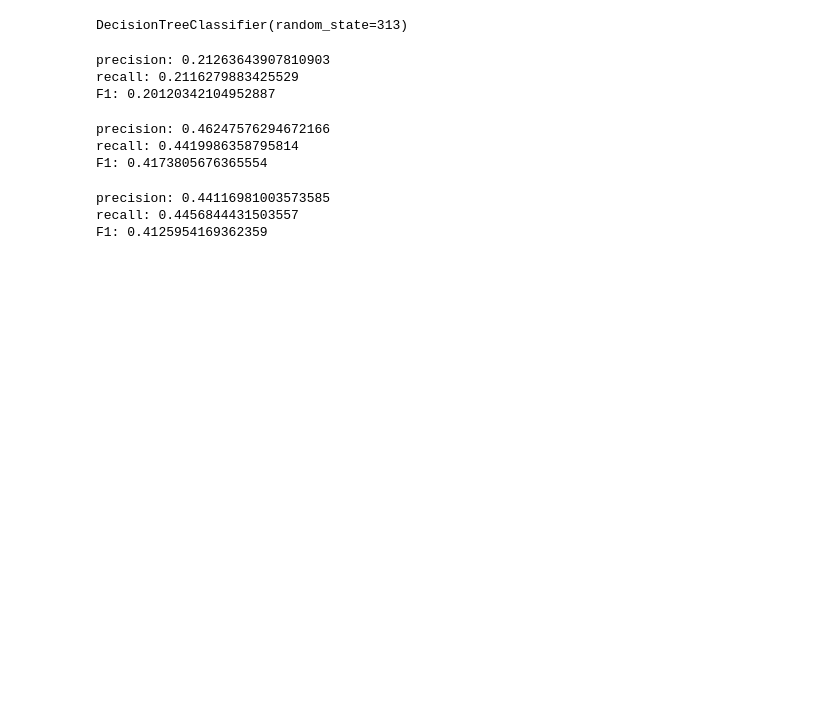
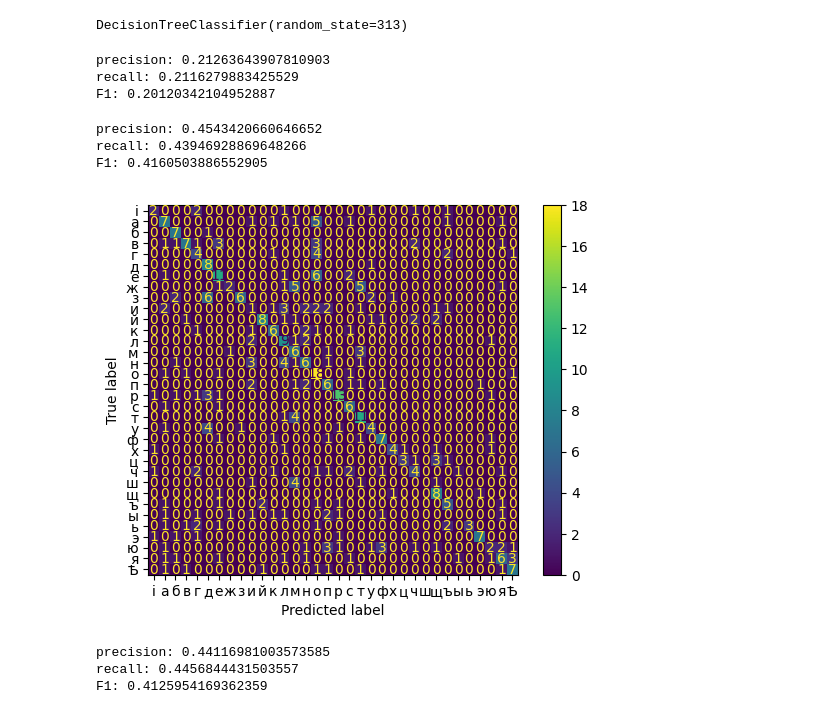
Before and after one commit to gudkovst/Methods_of_ML, a Jupyter notebook: KNN_tree_rf.ipynb, the cells around one changed output. Drawn from its saved outputs; the diff is of its cells as text; code cells hidden in the pictures; blank space fills up the shorter version.

```diff
--- a/KNN_tree_rf.ipynb
+++ b/KNN_tree_rf.ipynb
@@ -29,7 +29,7 @@ def load_images(path: str) -> (np.array, np.array):
     labels = []
     for pict in os.listdir(path):
         with Image.open(os.path.join(path, pict)) as image:
-            img = convert_image(img)
+            img = convert_image(image)
             images.append(img)
             labels.append(get_liter(pict))
     return np.array(images), np.array(labels)
@@ -105,16 +111,18 @@ from sklearn.ensemble import BaggingClassifier, RandomForestClassifier, VotingCl
 # %%
 bagging = BaggingClassifier(n_estimators=250, max_samples=0.75, n_jobs=-1)
 bagging.fit(X_train, y_train)
 predicts = le.inverse_transform(bagging.predict(X_test))
 f1 = metrics.f1_score(labels, predicts, average='macro')
 precision = metrics.precision_score(labels, predicts, average='macro')
 recall = metrics.recall_score(labels, predicts, average='macro')
 
 print(f"precision: {precision}\nrecall: {recall}\nF1: {f1}")
+make_conf_matrix(labels, predicts, le.classes_)
 # %% [output]
-precision: 0.46247576294672166
-recall: 0.4419986358795814
-F1: 0.4173805676365554
+precision: 0.4543420660646652
+recall: 0.43946928869648266
+F1: 0.4160503886552905
+[figure, added]
 # %%
 forest = RandomForestClassifier(n_estimators=200, max_samples=0.75, n_jobs=-1)
 forest.fit(X_train, y_train)
```
Also changed, not shown: parts of 8 cells of this notebook.
